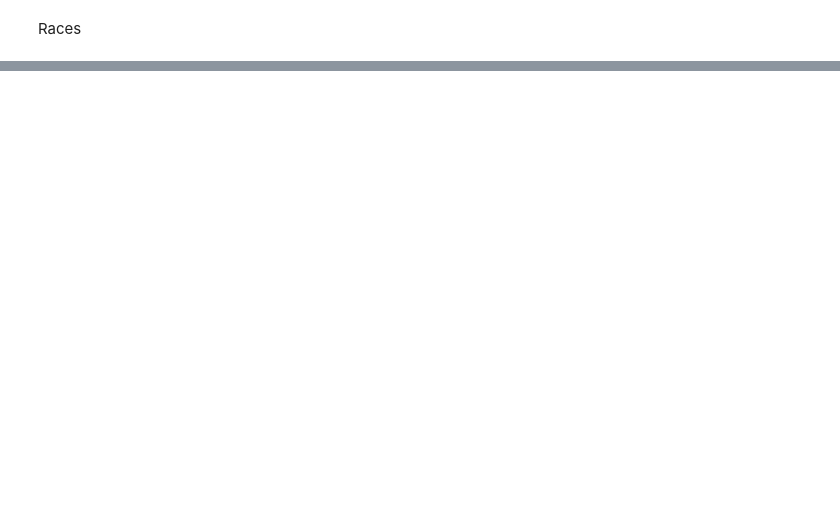
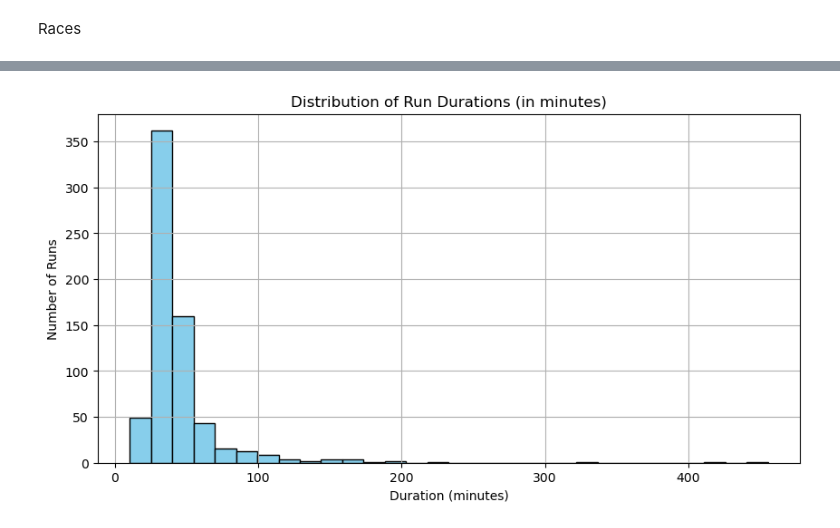
Before and after one commit to kostaskes/my-garmin-runs, a Jupyter notebook: Fitness_Analysis.ipynb, the cells around one changed output, grey strips where cells are left out. Saved outputs shown, nothing was run; the diff lists cells and outputs as text; code cells hidden in the pictures; blank space fills up the shorter version.

```diff
--- a/Fitness_Analysis.ipynb
+++ b/Fitness_Analysis.ipynb
@@ -240,0 +303,14 @@ This is a test
+# %%
+
+# Convert timedelta to minutes for visualization
+durations_in_minutes = running_activities['Time'].dt.total_seconds() / 60
+
+plt.figure(figsize=(10, 5))
+plt.hist(durations_in_minutes, bins=30, color='skyblue', edgecolor='black')
+plt.title('Distribution of Run Durations (in minutes)')
+plt.xlabel('Duration (minutes)')
+plt.ylabel('Number of Runs')
+plt.grid(True)
+plt.show()
+# %% [output]
+[figure, added]
```
Also changed, not shown: parts of 26 cells of this notebook.
